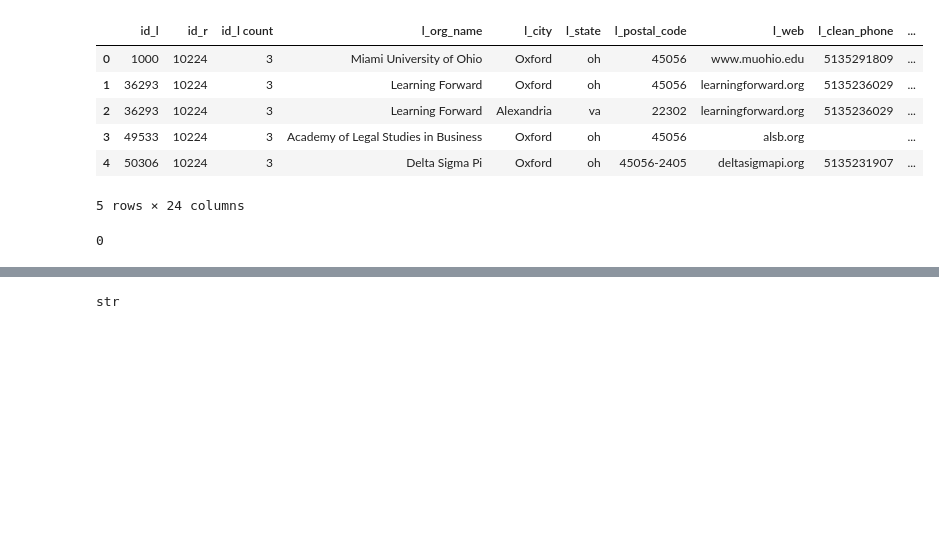
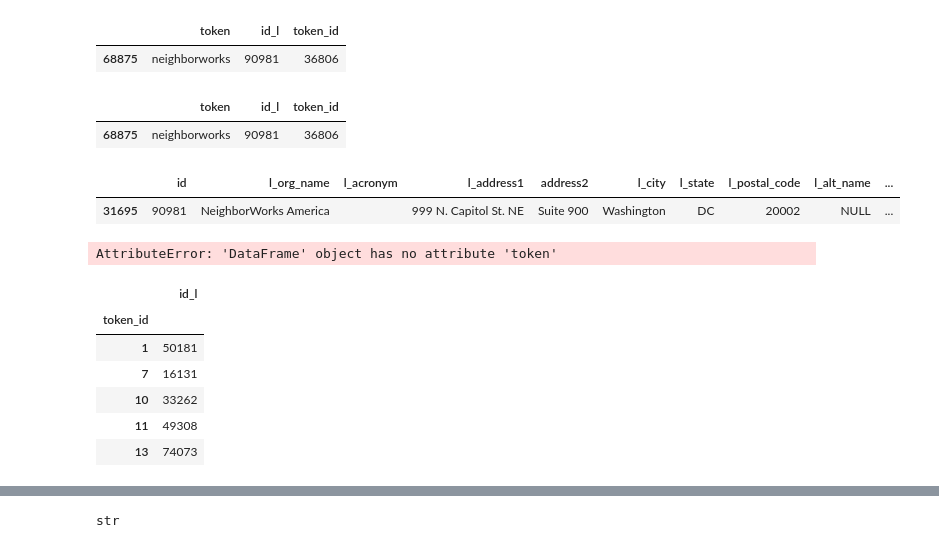
Before and after one commit to duncanjamesbell/data_matching, a Jupyter notebook: Org_Matcher_v2.0.ipynb, the cells around one changed output, grey strips where cells are left out. Cells and saved outputs as stored; diff of their text form; code cells hidden in the pictures; blank space fills up the shorter version.

```diff
--- a/Org_Matcher_v2.0.ipynb
+++ b/Org_Matcher_v2.0.ipynb
@@ -501,0 +589,18 @@ full_conc['composite_match_score2'] = (full_conc.jaro_score + full_conc.fuzz_par
+# %%
+org_tokens = []
+for word in left_df['l_org_name']:
+    if isinstance(word, float) is False:
+        org_tokens.append(tokenize_name(str(word)))
+
+for word in right_df['r_org_name']:
+    if isinstance(word, float) is False:
+        org_tokens.append(tokenize_name(str(word)))
+
+org_flat_list = [item for sublist in org_tokens for item in sublist]
+
+#instantiate counter and use to count word frequencies in flat list
+org_cnt = Counter()
+for token in org_flat_list:
+    org_cnt[token] += 1
+
+org_cnt_dict = dict(org_cnt) #convert to dictionary
@@ -501,0 +708,23 @@ full_conc['composite_match_score2'] = (full_conc.jaro_score + full_conc.fuzz_par
+# %%
+left_df = pd.read_csv('all cupola orgs w phone_utf.csv',keep_default_na=False)
+right_df = pd.read_table('asae_utf.txt',keep_default_na=False,error_bad_lines=False)
+
+left_df.rename(columns={l_id:'id',l_name:'l_org_name',l_address1:'l_address1',l_city:'l_city',l_state:'l_state',l_zip:'l_postal_code',l_web:'l_web',l_phone:'l_phone',l_acronym:'l_acronym',l_alt_name:'l_alt_name'}, inplace=True)
+right_df.rename(columns={r_id:'id',r_name:'r_org_name',r_address1:'r_address1',r_city:'r_city',r_state:'r_state',r_zip:'r_postal_code',r_web:'r_web'}, inplace=True)
+
+left_frame_list = []
+for colname in all_left_cols:
+    tokenmapping = cv.fit_transform(left_df[colname])
+    df_row, token_id = tokenmapping.nonzero()
+
+    left_frame_list.append(pd.DataFrame(np.vstack([vocabulary[token_id], left_df['id'].values[df_row]]).T, columns = ['token', 'id_l']))
+
+left_keyed = pd.concat(left_frame_list)
+left_keyed.drop_duplicates(inplace=True)
+
+left_token_ids = []
+for token in left_keyed.token:
+    left_token_ids.append(tokens_id_dct[token])
+
+left_keyed['token_id'] = left_token_ids
+left_keyed.sort_values(by='token_id',inplace=True)
@@ -501,0 +815,5 @@ full_conc['composite_match_score2'] = (full_conc.jaro_score + full_conc.fuzz_par
+# %%
+left_keyed[left_keyed.token=='neighborworks']
+# %% [output]
+|  | token | id_l | token_id |
+| 68875 | neighborworks | 90981 | 36806 |
@@ -502,14 +822,24 @@ full_conc['composite_match_score2'] = (full_conc.jaro_score + full_conc.fuzz_par
+# %%
+left_keyed[left_keyed.token=='neighborworks']
+# %% [output]
+|  | token | id_l | token_id |
+| 68875 | neighborworks | 90981 | 36806 |
+# %%
+left_df[left_df.id ==90981]
+# %% [output]
+|  | id | l_org_name | l_acronym | l_address1 | address2 | l_city | l_state | l_postal_code | l_alt_name | ... |
+| 31695 | 90981 | NeighborWorks America |  | 999 N. Capitol St. NE | Suite 900 | Washington | DC | 20002 | NULL | ... |
+# %%
+left_keyed[left_keyed.token=='neighborworks']
+# %% [output]
+AttributeError: 'DataFrame' object has no attribute 'token'
 # %%
-full_conc.head()
+left_keyed.head()
 # %% [output]
-|  | id_l | id_r | id_l count | l_org_name | l_city | l_state | l_postal_code | l_web | l_clean_phone | ... |
-| 0 | 1000 | 10224 | 3 | Miami University of Ohio | Oxford | oh | 45056 | www.muohio.edu | 5135291809 | ... |
-| 1 | 36293 | 10224 | 3 | Learning Forward | Oxford | oh | 45056 | learningforward.org | 5135236029 | ... |
-| 2 | 36293 | 10224 | 3 | Learning Forward | Alexandria | va | 22302 | learningforward.org | 5135236029 | ... |
-| 3 | 49533 | 10224 | 3 | Academy of Legal Studies in Business | Oxford | oh | 45056 | alsb.org |  | ... |
-| 4 | 50306 | 10224 | 3 | Delta Sigma Pi | Oxford | oh | 45056-2405 | deltasigmapi.org | 5135231907 | ... |
+|  | id_l |
+| token_id |  |
+| 1 | 50181 |
+| 7 | 16131 |
+| 10 | 33262 |
+| 11 | 49308 |
+| 13 | 74073 |
-5 rows × 24 columns
-# %%
-len(full_conc.iloc[58702].r_org_name)
-# %% [output]
-0
```
Also changed, not shown: parts of 58 cells of this notebook, 2 other files.
